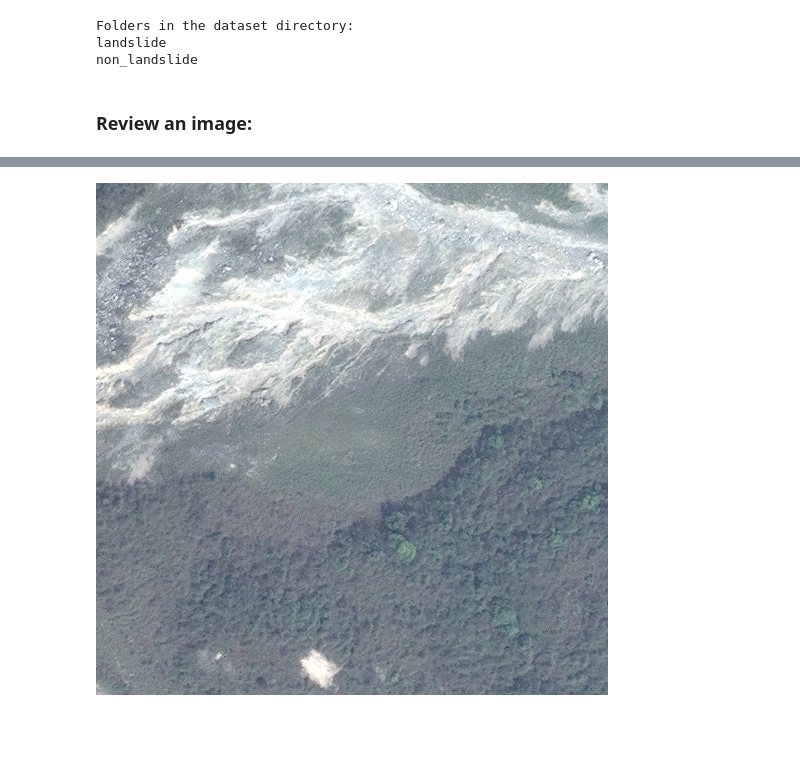
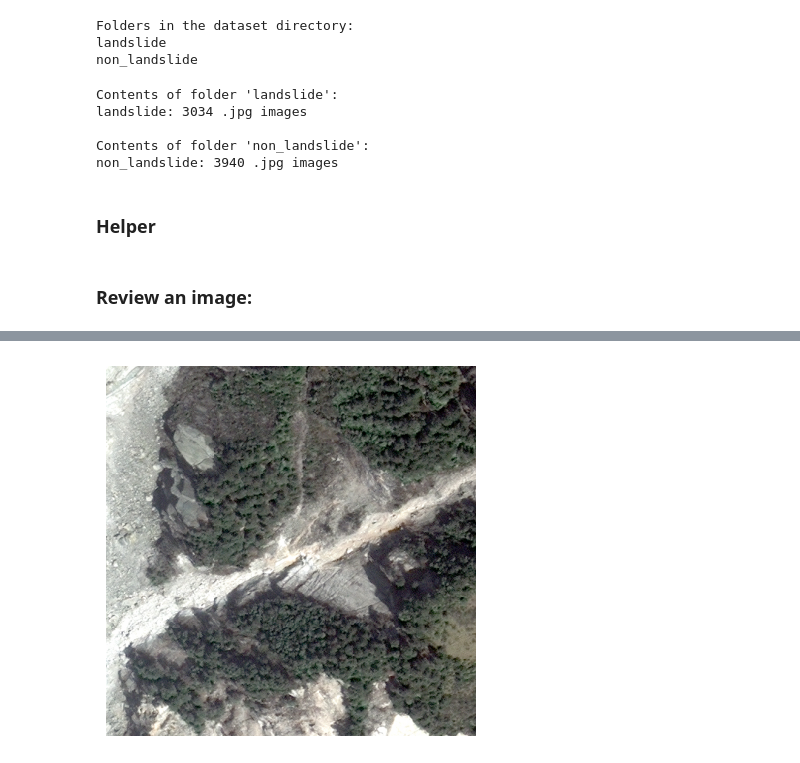
Before and after one commit to eltsvetk/DS6050_Project, a Jupyter notebook: Image_Data_Loading.ipynb, the cells around one changed output, grey strips where cells are left out. Drawn from its saved outputs; the diff is of its cells as text; code cells hidden in the pictures; blank space fills up the shorter version.

Commit message:
loading of new data sets

```diff
--- a/Image_Data_Loading.ipynb
+++ b/Image_Data_Loading.ipynb
@@ -33,9 +47,9 @@ Notes per DropBox Requirements:
 - replace dropbox.com in link with "dl.dropboxusercontent.com" as seen below.
 # %%
 # Specify the path to the zip file
-dataset_url = "https://dl.dropboxusercontent.com/scl/fi/vmox93cwsx2vzrish3l63/land_ls_model_data_four.zip?rlkey=6uykz7bb0aoqbl8hgfkpt1t4f&dl=0?raw=1"
+dataset_url = "https://dl.dropboxusercontent.com/scl/fi/mrsbiu74dh3h3i0j2xi8b/ls_model_data_five.zip?rlkey=in4z2twssi71adfi1exknm67w&dl=0?raw=1"
 # %%
-data_dir = tf.keras.utils.get_file('land_ls_model_data_four.zip', origin=dataset_url, extract=True)
+data_dir = tf.keras.utils.get_file('ls_model_data_five.zip', origin=dataset_url, extract=True)
 data_dir = pathlib.Path(data_dir).with_suffix('')
 # %%
 image_count = len(list(data_dir.glob('*/*.jpg')))
@@ -49,9 +65,36 @@ for folder in folders:
 Folders in the dataset directory:
 landslide
 non_landslide
+# %%
+# Drill into each subdirectory and list counts per folder
+for folder in folders:
+    print(f"\nContents of folder '{folder.name}':")
+    # for subitem in folder.iterdir():
+    count = len(list(folder.glob('*.jpg')))
+    print(f"{folder.name}: {count} .jpg images")
+# %% [output]
+Contents of folder 'landslide':
+landslide: 3034 .jpg images
+
+Contents of folder 'non_landslide':
+non_landslide: 3940 .jpg images
+# %% [markdown]
+### Helper
+# %%
+## Resize and Printer Helper
+def resize_show(image_path):
+    img = tf.keras.utils.load_img(
+        image_path, target_size=(500,500)
+    )
+    img_array = tf.keras.utils.img_to_array(img)
+    img_array = tf.expand_dims(img_array, 0) # Create a batch
+    plt.imshow(img)
+    plt.axis('off')  # Optional: turn off the axis
+    plt.show()
 # %% [markdown]
 ### Review an image:
 # %%
 landslide_one = list(data_dir.glob('landslide/*'))
-PIL.Image.open(str(landslide_one[0]))
+# PIL.Image.open(str(landslide_one[50]))
+resize_show(landslide_one[150])
 # %% [output]
@@ -58,4 +102,4 @@ PIL.Image.open(str(landslide_one[0]))
-[figure, old version]
+[figure, new version]
 # %%
 # landslide_one = list(data_dir.glob('landslide/*'))
 # PIL.Image.open(str(landslide_one[0]))
```
Also changed, not shown: parts of 29 cells of this notebook.
